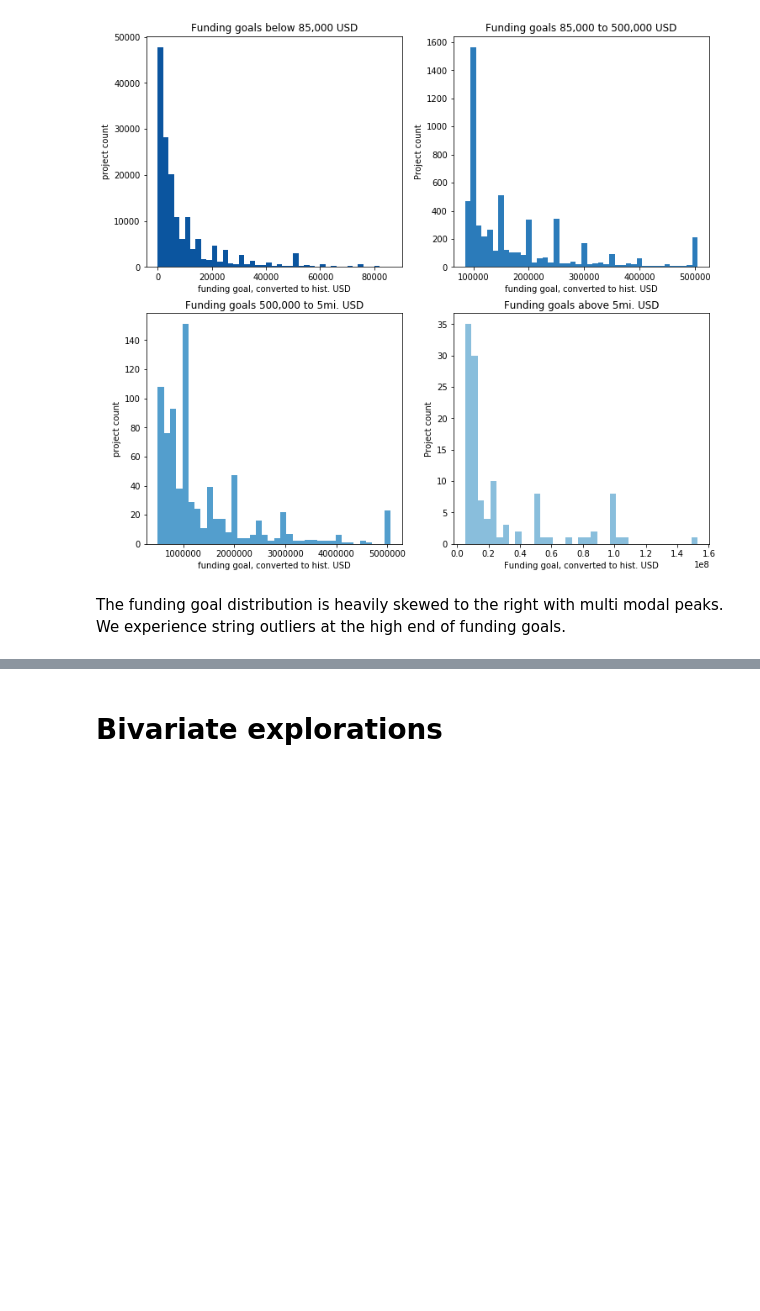
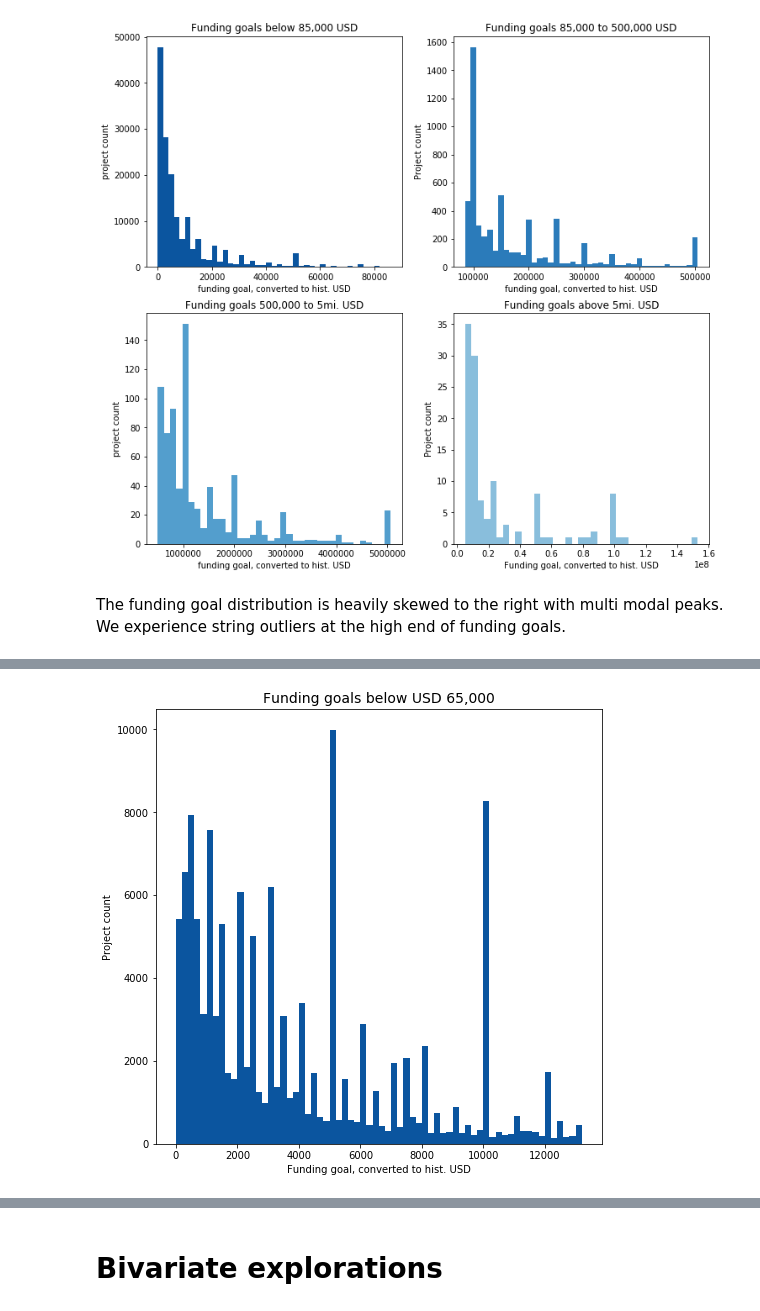
Before and after one commit to faymarie/crowdfunding-analysis, a Jupyter notebook: crowdfunding-visual-analysis.ipynb, the cells around one changed output, grey strips where cells are left out. Saved outputs shown, nothing was run; the diff lists cells and outputs as text; code cells hidden in the pictures; blank space fills up the shorter version.

```diff
--- a/crowdfunding-visual-analysis.ipynb
+++ b/crowdfunding-visual-analysis.ipynb
@@ -651,0 +597,15 @@ Name: goal_hist_usd, Length: 12266, dtype: int64
+# %%
+# # style
+plt.figure(figsize=[8,8])
+
+# # low goal projects
+# plt.subplot(4, 2, 1)
+ks_compl_goal_75 = ks_compl[ks_compl.goal_hist_usd < goal_75]
+bin_edges_leveled = np.arange(0, ks_compl_goal_75.goal_hist_usd.max()+200, 200)
+plt.hist(data = ks_compl_goal_75, x = 'goal_hist_usd', bins = bin_edges_leveled, color=base_color[0]);
+plt.title("Funding goals below USD 65,000", fontsize=14)
+plt.xlabel("Funding goal, converted to hist. USD")
+plt.ylabel("Project count")
+plt.show()
+# %% [output]
+[figure, added]
```
Also changed, not shown: parts of 13 cells of this notebook.
